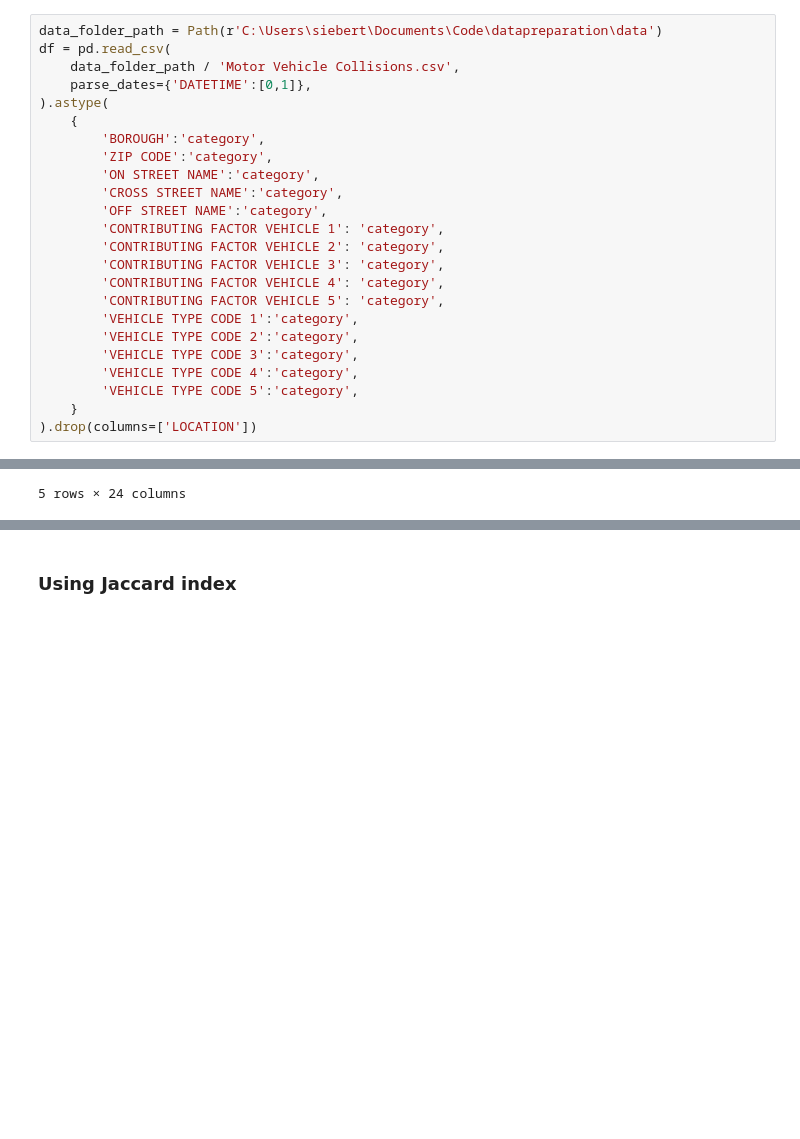
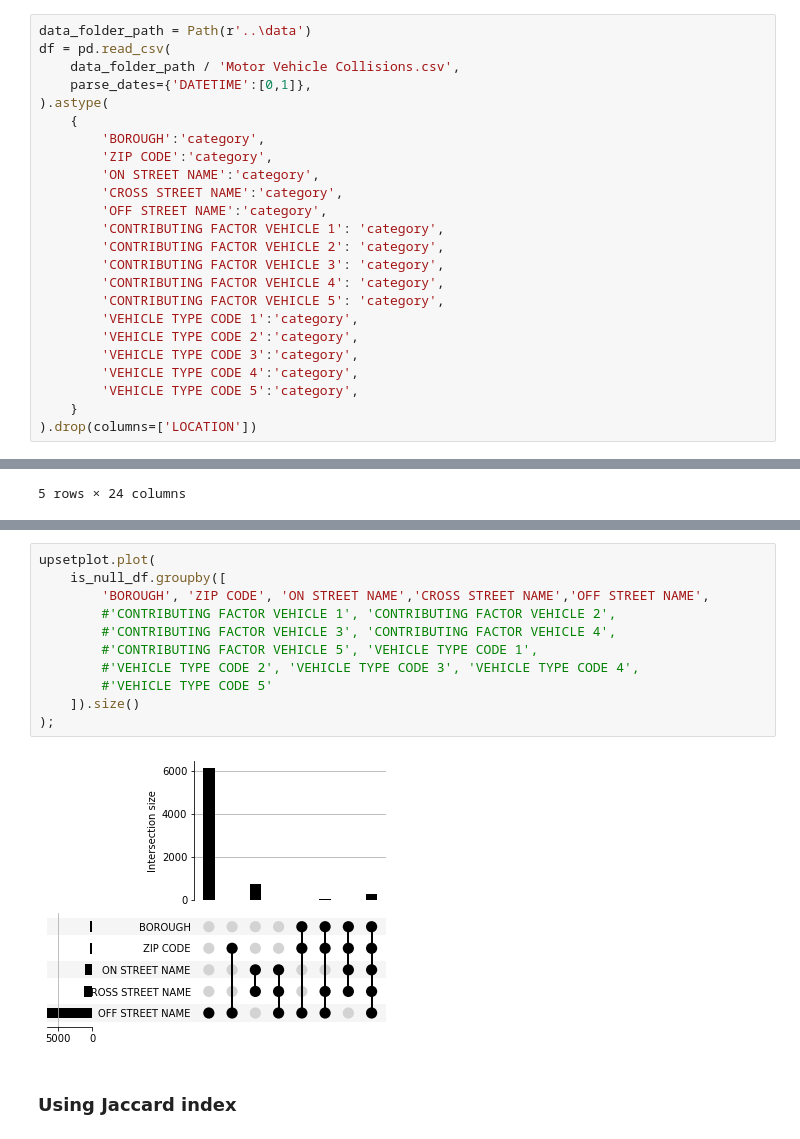
Before and after one commit to juliensiebert/data-preparation, a Jupyter notebook: Data Imputation/Visualizing Missing Values.ipynb, the cells around one changed output, grey strips where cells are left out. Saved outputs shown, nothing was run; the diff lists cells and outputs as text; blank space fills up the shorter version.

```diff
--- a/Data Imputation/Visualizing Missing Values.ipynb
+++ b/Data Imputation/Visualizing Missing Values.ipynb
@@ -11,6 +14,6 @@ import seaborn as sns
 https://github.com/ResidentMario/missingno
 # %%
-data_folder_path = Path(r'C:\Users\siebert\Documents\Code\datapreparation\data')
+data_folder_path = Path(r'..\data')
 df = pd.read_csv(
     data_folder_path / 'Motor Vehicle Collisions.csv',
     parse_dates={'DATETIME':[0,1]},
@@ -99,3 +120,16 @@ is_null_df.head()
+# %%
+upsetplot.plot(
+    is_null_df.groupby([
+        'BOROUGH', 'ZIP CODE', 'ON STREET NAME','CROSS STREET NAME','OFF STREET NAME',
+        #'CONTRIBUTING FACTOR VEHICLE 1', 'CONTRIBUTING FACTOR VEHICLE 2',
+        #'CONTRIBUTING FACTOR VEHICLE 3', 'CONTRIBUTING FACTOR VEHICLE 4',
+        #'CONTRIBUTING FACTOR VEHICLE 5', 'VEHICLE TYPE CODE 1',
+        #'VEHICLE TYPE CODE 2', 'VEHICLE TYPE CODE 3', 'VEHICLE TYPE CODE 4',
+        #'VEHICLE TYPE CODE 5'
+    ]).size()
+);
+# %% [output]
+[figure, added]
 # %% [markdown]
 ### Using Jaccard index
 # %%
```
Also changed, not shown: parts of 5 cells of this notebook, 2 other files.
